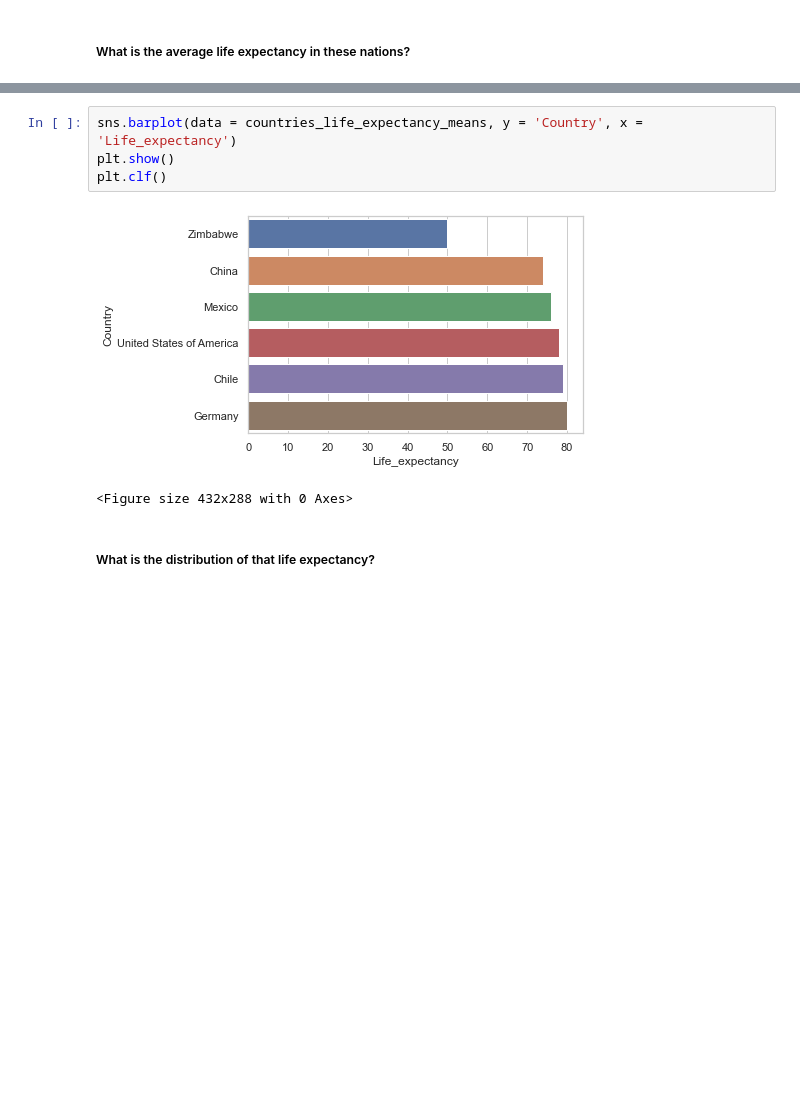
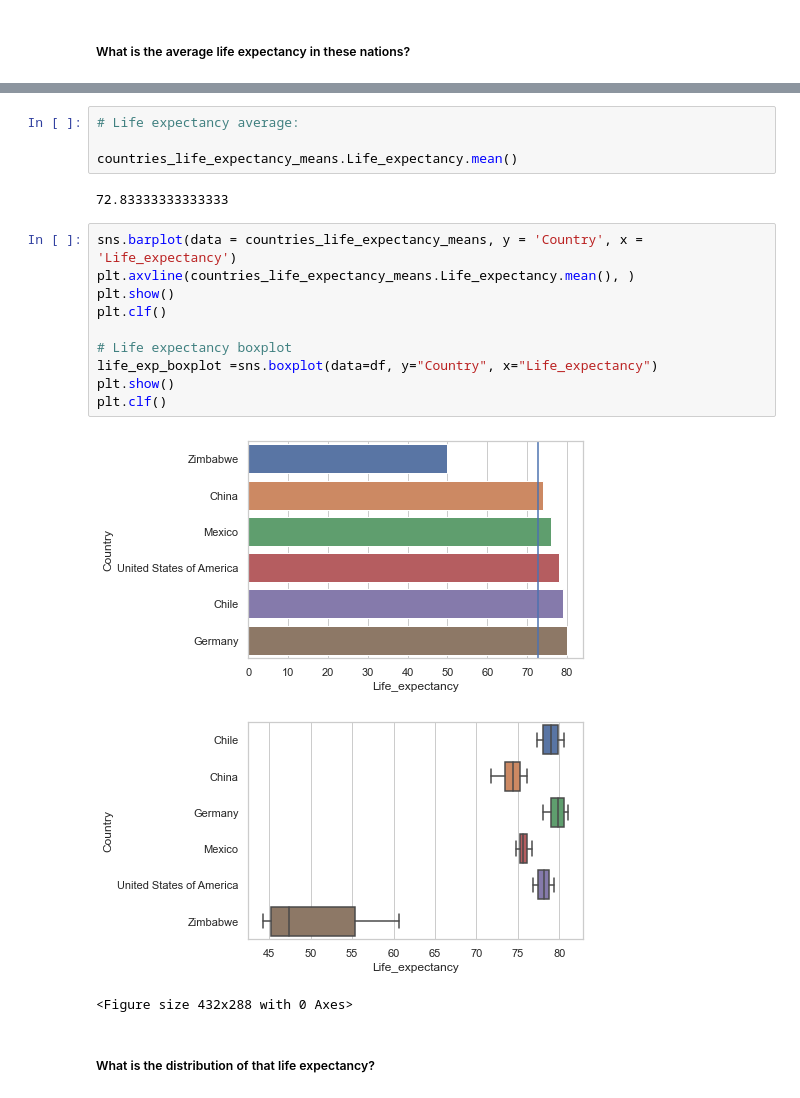
Before and after one commit to JosueLanzarote/Life-Expectancy-and-GDP, a Jupyter notebook: life_expectancy_gdp.ipynb, the cells around one changed output, grey strips where cells are left out. Saved outputs shown, nothing was run; the diff lists cells and outputs as text; blank space fills up the shorter version.

```diff
--- a/life_expectancy_gdp.ipynb
+++ b/life_expectancy_gdp.ipynb
@@ -143,12 +146,25 @@ countries_life_expectancy_means
 | 3 | United States of America | 78.0 | 1.407500e+13 |
 | 4 | Chile | 79.0 | 1.697888e+11 |
 | 5 | Germany | 80.0 | 3.094776e+12 |
+# %%
+# Life expectancy average:
+
+countries_life_expectancy_means.Life_expectancy.mean()
+# %% [output]
+72.83333333333333
 # %%
 sns.barplot(data = countries_life_expectancy_means, y = 'Country', x = 'Life_expectancy')
+plt.axvline(countries_life_expectancy_means.Life_expectancy.mean(), )
 plt.show()
 plt.clf()
+
+# Life expectancy boxplot
+life_exp_boxplot =sns.boxplot(data=df, y="Country", x="Life_expectancy")
+plt.show()
+plt.clf()
 # %% [output]
-[figure, old version]
+[figure, new version]
+[figure, added]
 <Figure size 432x288 with 0 Axes>
 # %% [markdown]
 ##### What is the distribution of that life expectancy?
```
Also changed, not shown: parts of 11 cells of this notebook.
